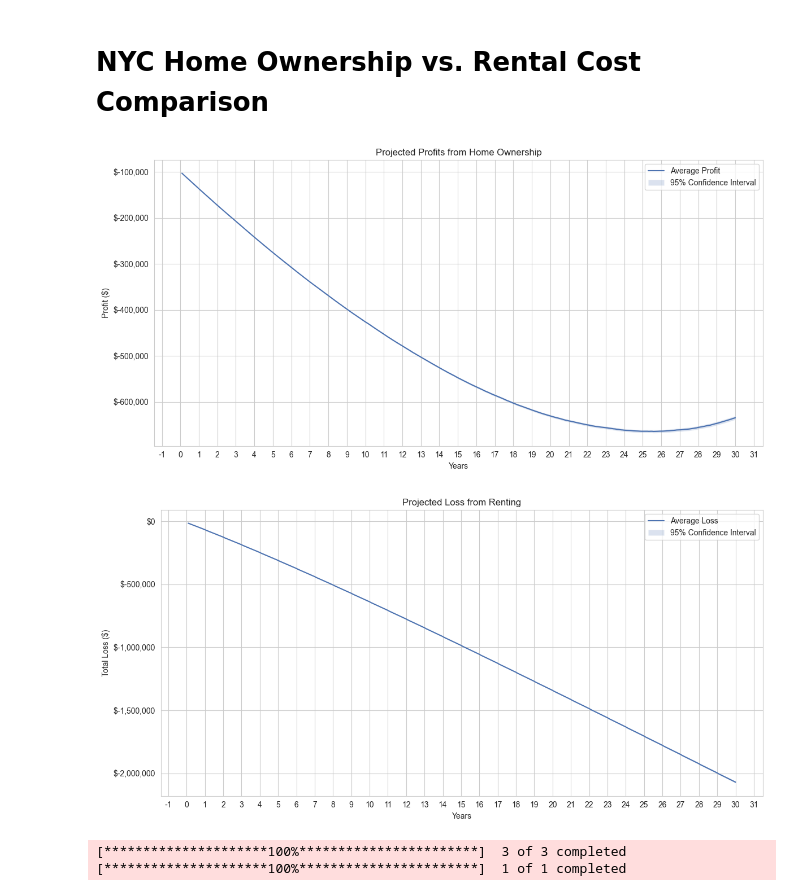
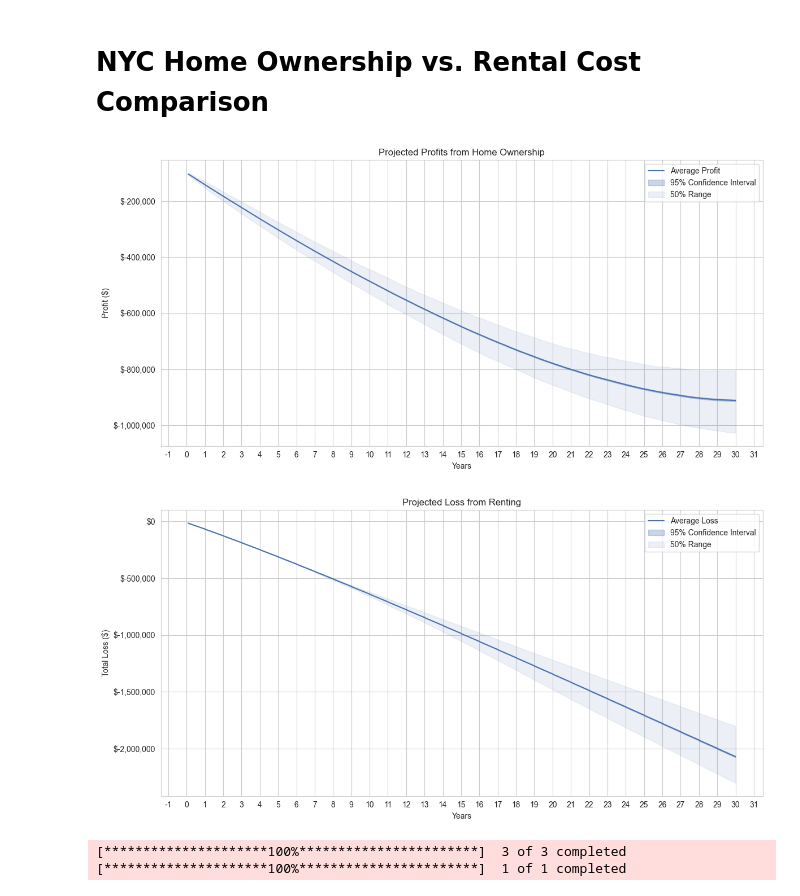
Before and after one commit to jcreinhold/nyc-home-cost-calculator, a Jupyter notebook: notebooks/example.ipynb, the cells around one changed output. Saved outputs shown, nothing was run; the diff lists cells and outputs as text; code cells hidden in the pictures.

```diff
--- a/notebooks/example.ipynb
+++ b/notebooks/example.ipynb
@@ -34,36 +32,41 @@ home_calculator = NYCHomeCostCalculator(
     loan_term=30,
     initial_income=200_000.0,
     hoa_fee=500.0,
     insurance_rate=0.005,
     maintenance_rate=0.01,
     property_tax_rate=0.01,
-    mean_appreciation_rate=0.015,
+    mean_appreciation_rate=0.03,
     appreciation_volatility=0.05,
     mean_inflation_rate=0.02,
     inflation_volatility=0.015,
     mean_income_change_rate=0.03,
     income_change_volatility=0.02,
     retirement_contribution_rate=0.15,
     filing_status=FilingStatus.SINGLE,
     extra_payment=0.0,
     extra_payment_start_year=1,
     extra_payment_end_year=30,
     purchase_closing_cost_rate=0.03,
     sale_closing_cost_rate=0.07,
     simulations=10_000,
     rng=rng,
 )
 
 # Run simulation
 home_results = home_calculator.simulate()
 
 # Plot the results
-home_results.plot(title="Projected Profits from Home Ownership", ylabel="Profit ($)", label="Average Profit")
+home_results.plot(
+    title="Projected Profits from Home Ownership",
+    ylabel="Profit ($)",
+    label="Average Profit",
+    quantile_range=(0.25, 0.75),
+)
 
 # Save the results to an Excel spreadsheet
 home_results.export_to_excel("home-costs.xlsx")
 # %% [output]
-[figure, old version]
+[figure, new version]
 # %%
 rental_calculator = NYCRentalCostCalculator(
     initial_rent=4_500.0,
@@ -87,10 +90,12 @@ rental_calculator = NYCRentalCostCalculator(
 rent_results = rental_calculator.simulate()
 
 # Plot the results
-rent_results.plot(title="Projected Loss from Renting", ylabel="Total Loss ($)", label="Average Loss")
+rent_results.plot(
+    title="Projected Loss from Renting", ylabel="Total Loss ($)", label="Average Loss", quantile_range=(0.25, 0.75)
+)
 
 # Save the results to an Excel spreadsheet
 rent_results.export_to_excel("rental-costs.xlsx")
 # %% [output]
-[figure, old version]
+[figure, new version]
 # %%
```
Also changed, not shown: parts of 9 cells of this notebook, 3 other files.
